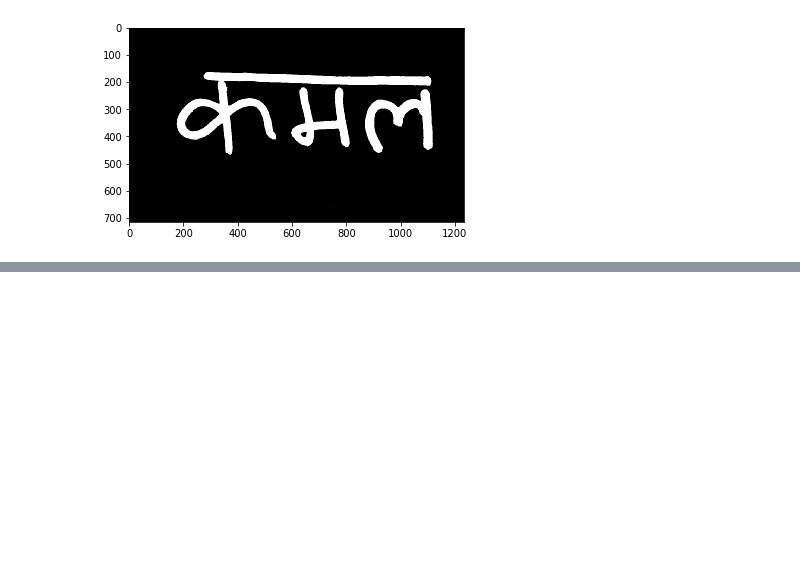
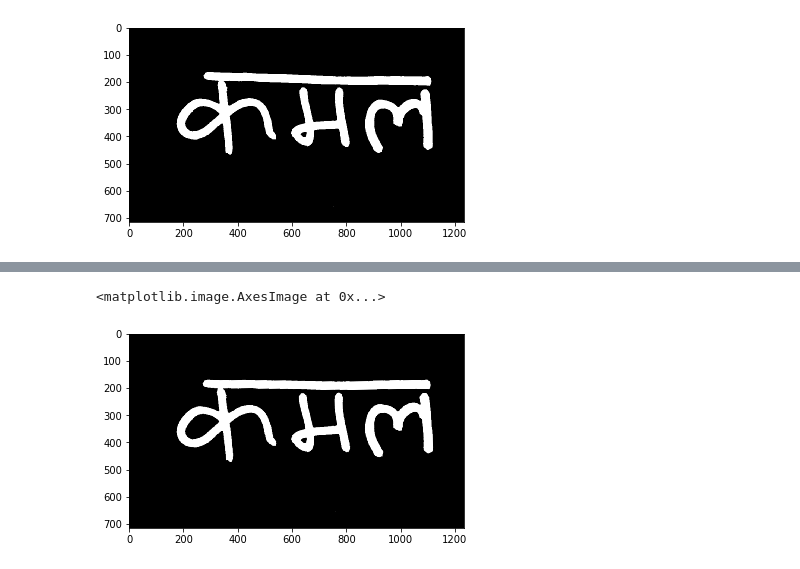
Before and after one commit to theonlyNischal/Devanagiri-Character-Segmentation-for-OCR, a Jupyter notebook: 1-ReadMe.ipynb, the cells around one changed output, grey strips where cells are left out. Drawn from its saved outputs; the diff is of its cells as text; code cells hidden in the pictures; blank space fills up the shorter version.

```diff
--- a/1-ReadMe.ipynb
+++ b/1-ReadMe.ipynb
@@ -100,0 +99,15 @@ plt.imshow(inverse_image, cmap="gray")
+# %%
+## finding angle of rotating bounding box
+
+coords = np.column_stack(np.where(inverse_image > 0))
+print(coords)
+
+angle = cv.minAreaRect(coords)[-1]
+print(angle)
+
+if angle < -45:
+    angle = -(90 + angle)
+else:
+    angle = -angle
+
+print(angle)
@@ -100,0 +124,11 @@ plt.imshow(inverse_image, cmap="gray")
+# %%
+(h, w) = inverse_image.shape[:2]
+center = (w//2, h//2)
+M = cv.getRotationMatrix2D(center, angle, 1.0)
+rotated = cv.warpAffine(inverse_image, M, (w, h), flags=cv.INTER_CUBIC,
+                       borderMode = cv.BORDER_REPLICATE)
+
+plt.imshow(rotated, cmap="gray")
+# %% [output]
+<matplotlib.image.AxesImage at 0x...>
+[figure, added]
```
Also changed, not shown: parts of 6 cells of this notebook, 1 other file.
